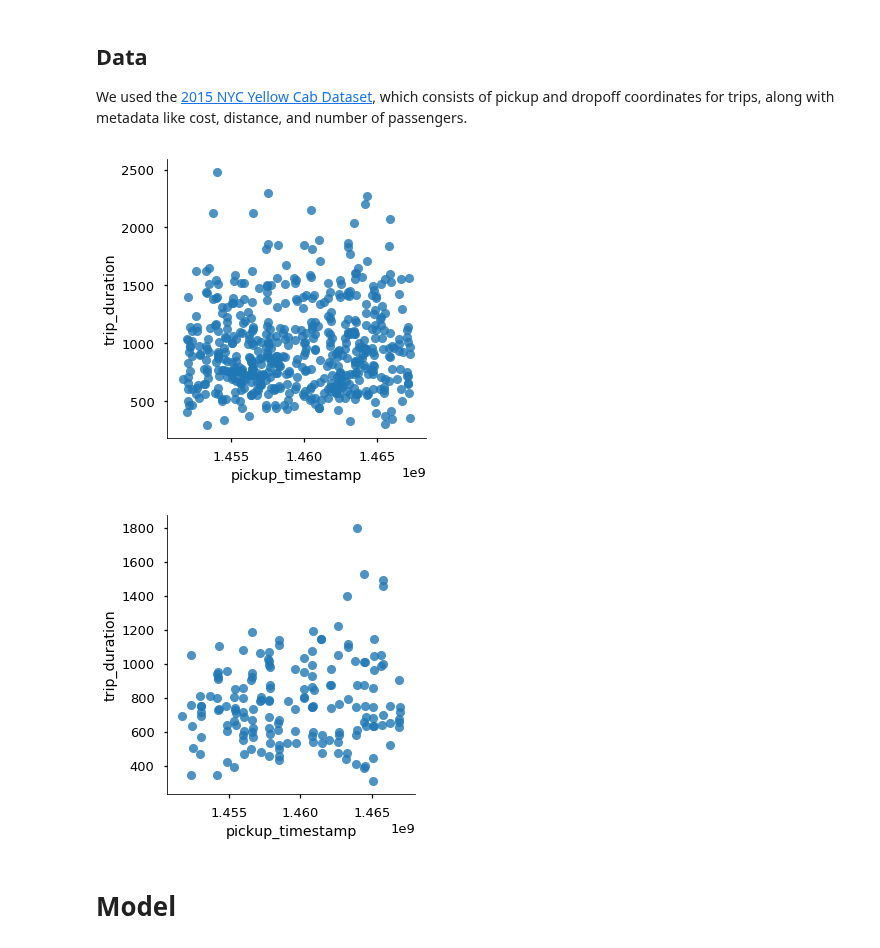
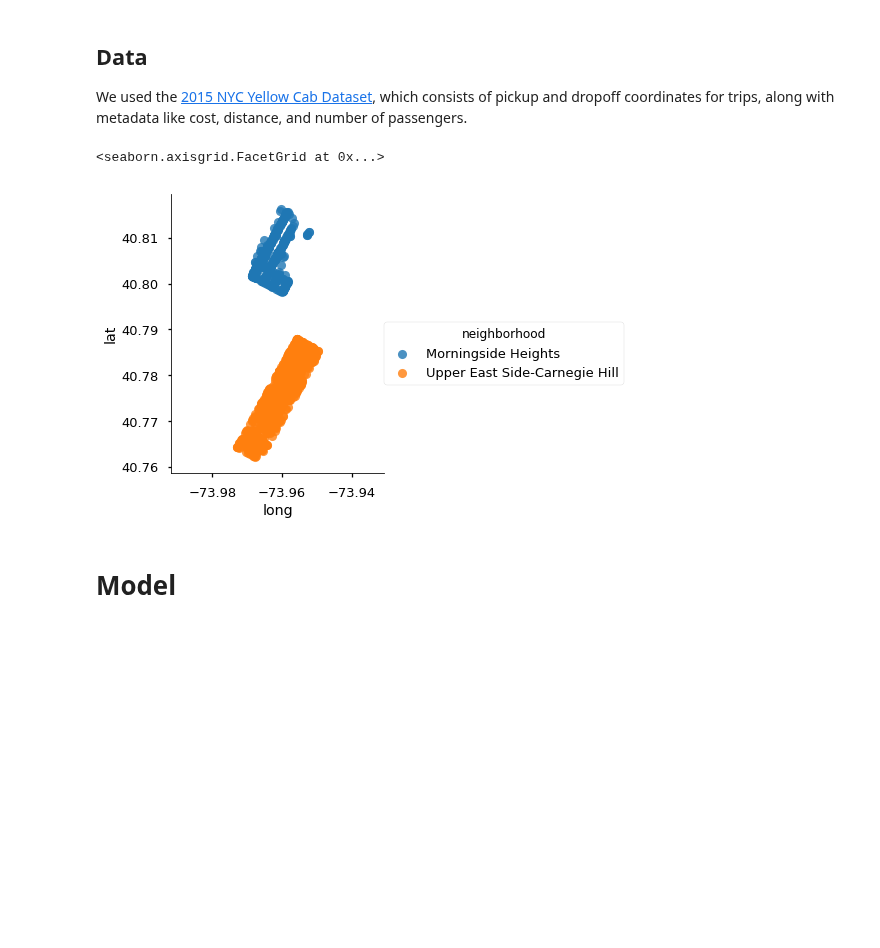
Before and after one commit to colby-j-wise/Probabilistic_Programming, a Jupyter notebook: FinalProject.ipynb, the cells around one changed output. Drawn from its saved outputs; the diff is of its cells as text; code cells hidden in the pictures; blank space fills up the shorter version.

```diff
--- a/FinalProject.ipynb
+++ b/FinalProject.ipynb
@@ -35,4 +36 @@ manhattan = data.get_borough_data("data/preprocessed.csv", "Manhattan")
 ues_to_msh = data.get_neighborhood_to_neighborhood("Morningside Heights", "Upper East Side-Carnegie Hill", manhattan)
-# %%
-clean_ues_to_msh = data.clean_data(ues_to_msh)
-clean_with_cols_ues_to_msh = data.add_handy_columns(clean_ues_to_msh)
@@ -42,10 +37,28 @@ weekends = clean_with_cols_ues_to_msh.where(clean_with_cols_ues_to_msh["pickup_d
-# %%
-sns.lmplot(x="pickup_timestamp", y="trip_duration", data=weekdays, fit_reg=False)
-sns.lmplot(x="pickup_timestamp", y="trip_duration", data=weekends, fit_reg=False)
-plt.show()
-# %% [output]
-[figure, removed]
-[figure, removed]
+# %%
+indicator_cols = ["pickup_latitude",
+                  "pickup_longitude",
+                  "dropoff_latitude",
+                  "dropoff_longitude",
+                  "manhattan_distance",
+                  "pickup_hour",
+                  "pickup_timestamp"]
+
+y_cols = ["trip_duration"]
+
+x_train, y_train, x_test, y_test = data.train_test_split(ues_to_msh,
+                                                         0.2,
+                                                         indicator_cols,
+                                                         y_cols)
+x_train_standardized = data.standardize_cols(x_train)
+x_test_standardized = data.standardize_cols(x_test)
+
+x_train_stan_poly = basis_functions.polynomial(x_train_standardized, degree = 3)
+x_test_stan_poly = basis_functions.polynomial(x_test_standardized, degree = 3)
+
+visualizations.visualize_by_borough(ues_to_msh)
+# %% [output]
+<seaborn.axisgrid.FacetGrid at 0x...>
+[figure, added]
 # %% [markdown]
 # Model
 # %%
```
Also changed, not shown: parts of 12 cells of this notebook, 1 other file.
